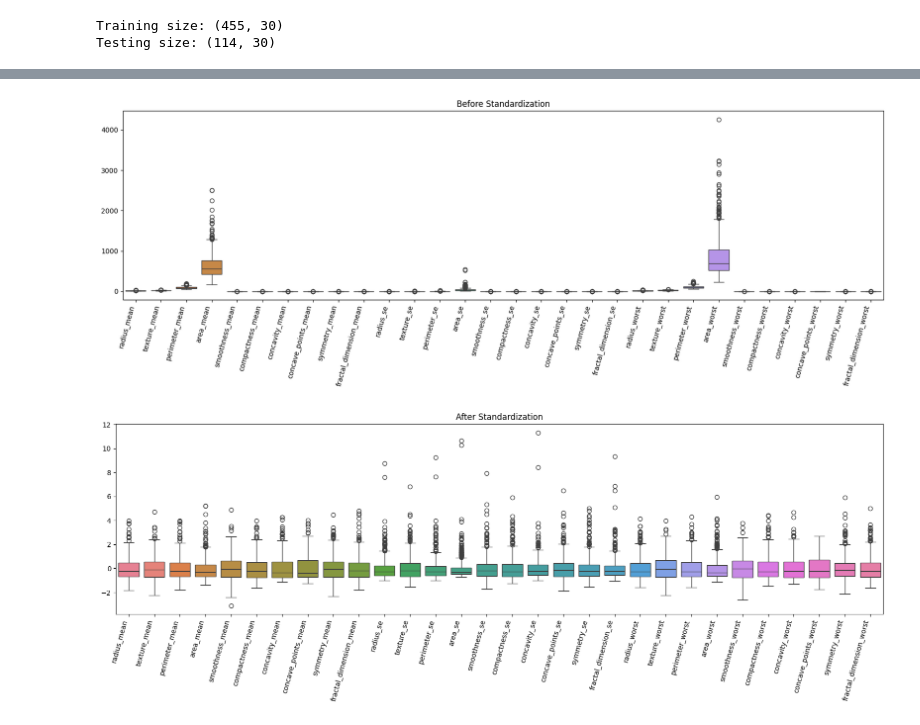
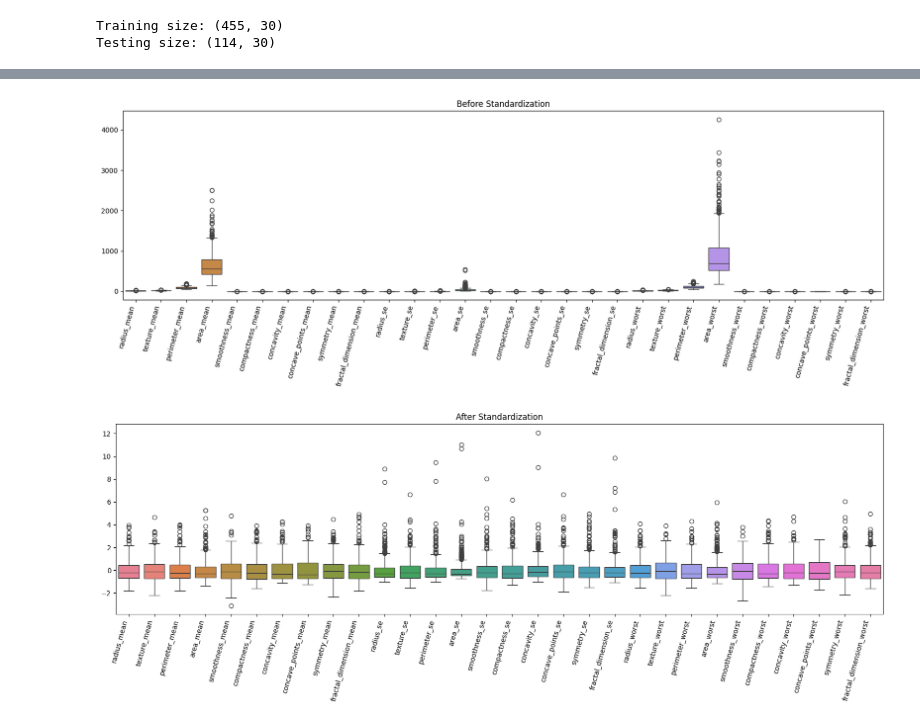
Before and after one commit to AnuradhaAbeyweera/ML-Assignment-MS26914596, a Jupyter notebook: Note Books/03_preprocessing.ipynb, the cells around one changed output, grey strips where cells are left out. Saved outputs shown, nothing was run; the diff lists cells and outputs as text; code cells hidden in the pictures.

Commit message:
standardization of data done before split, PCA added

```diff
--- a/Note Books/03_preprocessing.ipynb
+++ b/Note Books/03_preprocessing.ipynb
@@ -23,12 +25,16 @@ df.head()
 # Separate Features and Target
 X = df.drop('Diagnosis', axis=1)
 y = df['Diagnosis']
+# %%
+# Standardize features
+scaler = StandardScaler()
+X_scaled = scaler.fit_transform(X)
 # %%
 from sklearn.model_selection import train_test_split
 
 # Split dataset (80% train, 20% test)
 X_train, X_test, y_train, y_test = train_test_split(
-    X, y, test_size=0.2, random_state=42
+    X_scaled, y, test_size=0.2, random_state=42
 )
 
 print("Training size:", X_train.shape)
@@ -37,19 +43,11 @@ print("Testing size:", X_test.shape)
 Training size: (455, 30)
 Testing size: (114, 30)
 # %%
-from sklearn.preprocessing import StandardScaler
 
-scaler = StandardScaler()
-
-# Fit ONLY on training data
-X_train_scaled = scaler.fit_transform(X_train)
-
-# Transform test data
-X_test_scaled = scaler.transform(X_test)
 
 # Convert Back to DataFrame
-X_train_scaled = pd.DataFrame(X_train_scaled, columns=X.columns)
-X_test_scaled = pd.DataFrame(X_test_scaled, columns=X.columns)
+X_train = pd.DataFrame(X_train, columns=X.columns)
+X_test = pd.DataFrame(X_test, columns=X.columns)
 # %%
 # Outlier Detection
 for col in X.columns[:5]:  # check first few features
@@ -66,24 +64,24 @@ for col in X.columns[:5]:  # check first few features
 # %%
 features_to_plot = [
     'radius_mean',
     'texture_mean',
     'perimeter_mean',
     'area_mean'
 ]
 
 # Feature ranges BEFORE standardization
 plt.figure(figsize=(20,5))
-sns.boxplot(data=X_train)
+sns.boxplot(data=X)
 plt.title("Before Standardization")
 plt.xticks(rotation=75, ha="right")
 plt.show()
 
 # Feature ranges AFTER standardization
 plt.figure(figsize=(20,5))
-sns.boxplot(data=X_train_scaled)
+sns.boxplot(data=X_train)
 plt.title("After Standardization")
 plt.xticks(rotation=75, ha="right")
 plt.show()
 # %% [output]
 [figure]
-[figure, old version]
+[figure, new version]
```
Also changed, not shown: parts of 4 cells of this notebook.
